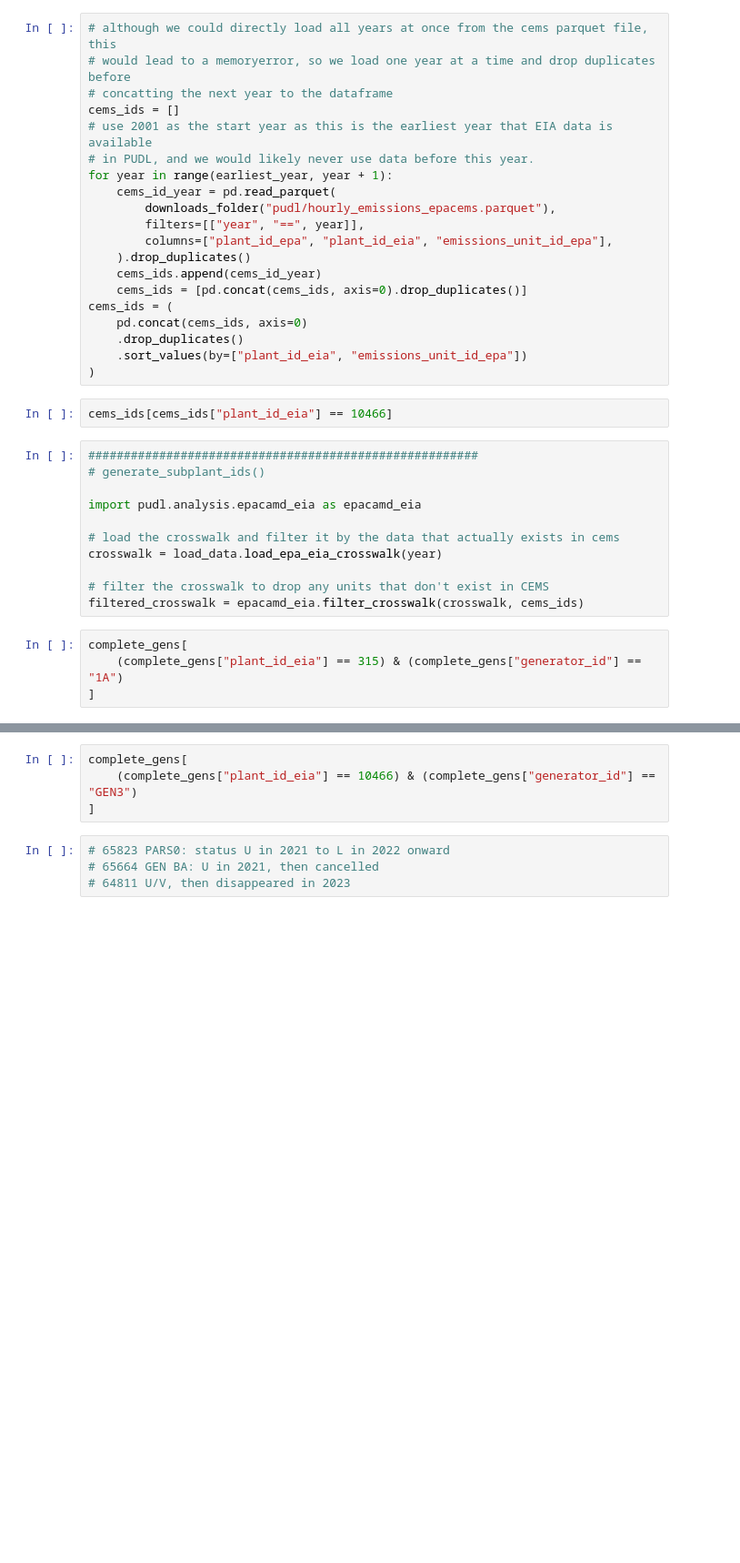
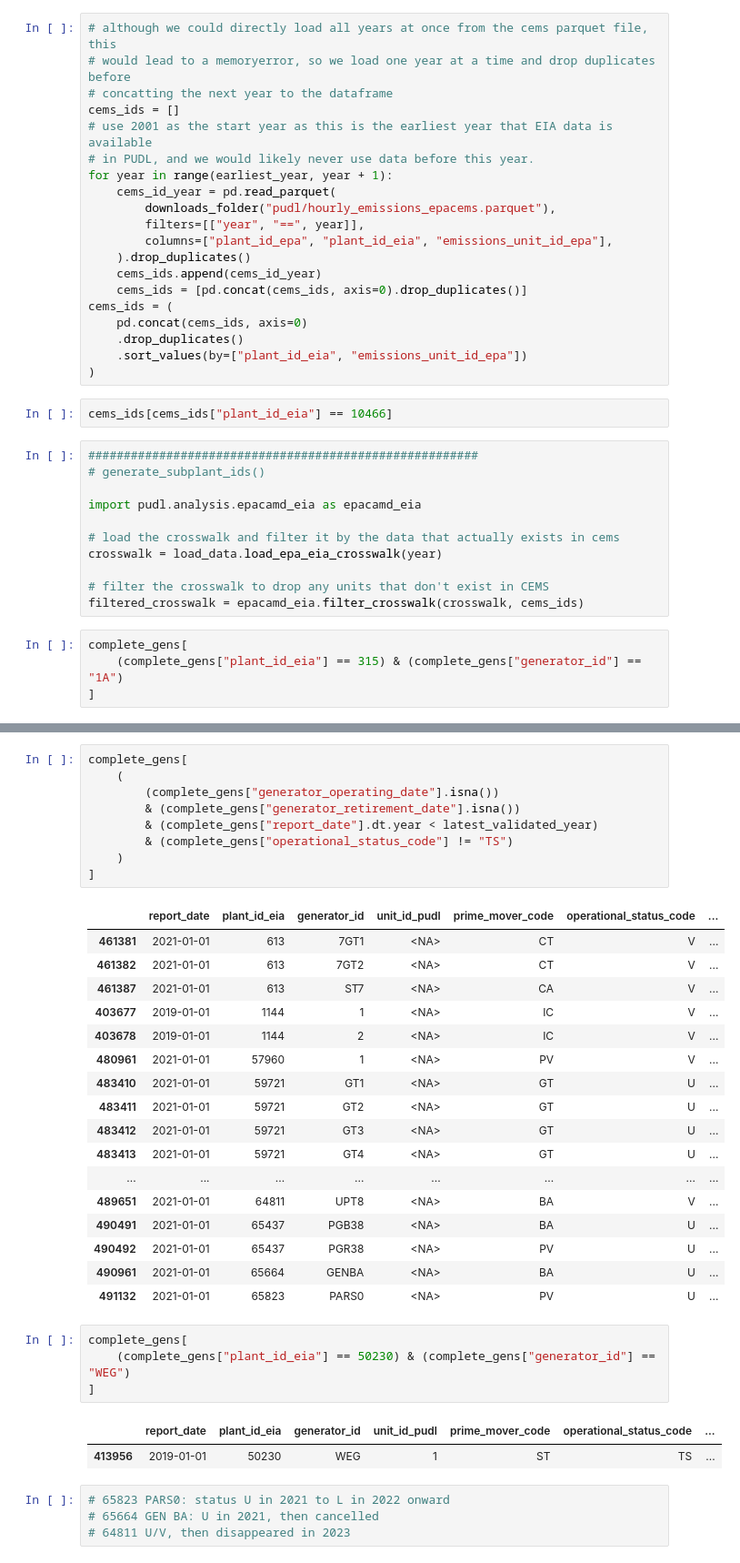
Before and after one commit to singularity-energy/open-grid-emissions, a Jupyter notebook: notebooks/work_in_progress/GH353_subplant_pipeline.ipynb, the cells around one changed output, grey strips where cells are left out. Shown at 91% size. Drawn from its saved outputs; the diff is of its cells as text; blank space fills up the shorter version.

Commit message:
keep testing plants

```diff
--- a/notebooks/work_in_progress/GH353_subplant_pipeline.ipynb
+++ b/notebooks/work_in_progress/GH353_subplant_pipeline.ipynb
@@ -71,7 +163,37 @@ complete_gens[
+# %%
+complete_gens[
+    (
+        (complete_gens["generator_operating_date"].isna())
+        & (complete_gens["generator_retirement_date"].isna())
+        & (complete_gens["report_date"].dt.year < latest_validated_year)
+        & (complete_gens["operational_status_code"] != "TS")
+    )
+]
+# %% [output]
+|  | report_date | plant_id_eia | generator_id | unit_id_pudl | prime_mover_code | operational_status_code | ... |
+| 461381 | 2021-01-01 | 613 | 7GT1 | <NA> | CT | V | ... |
+| 461382 | 2021-01-01 | 613 | 7GT2 | <NA> | CT | V | ... |
+| 461387 | 2021-01-01 | 613 | ST7 | <NA> | CA | V | ... |
+| 403677 | 2019-01-01 | 1144 | 1 | <NA> | IC | V | ... |
+| 403678 | 2019-01-01 | 1144 | 2 | <NA> | IC | V | ... |
+| 480961 | 2021-01-01 | 57960 | 1 | <NA> | PV | V | ... |
+| 483410 | 2021-01-01 | 59721 | GT1 | <NA> | GT | U | ... |
+| 483411 | 2021-01-01 | 59721 | GT2 | <NA> | GT | U | ... |
+| 483412 | 2021-01-01 | 59721 | GT3 | <NA> | GT | U | ... |
+| 483413 | 2021-01-01 | 59721 | GT4 | <NA> | GT | U | ... |
+| ... | ... | ... | ... | ... | ... | ... | ... |
+| 489651 | 2021-01-01 | 64811 | UPT8 | <NA> | BA | V | ... |
+| 490491 | 2021-01-01 | 65437 | PGB38 | <NA> | BA | U | ... |
+| 490492 | 2021-01-01 | 65437 | PGR38 | <NA> | PV | U | ... |
+| 490961 | 2021-01-01 | 65664 | GENBA | <NA> | BA | U | ... |
+| 491132 | 2021-01-01 | 65823 | PARS0 | <NA> | PV | U | ... |
 # %%
 complete_gens[
-    (complete_gens["plant_id_eia"] == 10466) & (complete_gens["generator_id"] == "GEN3")
+    (complete_gens["plant_id_eia"] == 50230) & (complete_gens["generator_id"] == "WEG")
 ]
+# %% [output]
+|  | report_date | plant_id_eia | generator_id | unit_id_pudl | prime_mover_code | operational_status_code | ... |
+| 413956 | 2019-01-01 | 50230 | WEG | 1 | ST | TS | ... |
 # %%
 # 65823 PARS0: status U in 2021 to L in 2022 onward
 # 65664 GEN BA: U in 2021, then cancelled
```
Also changed, not shown: parts of 4 cells of this notebook, 2 other files.
